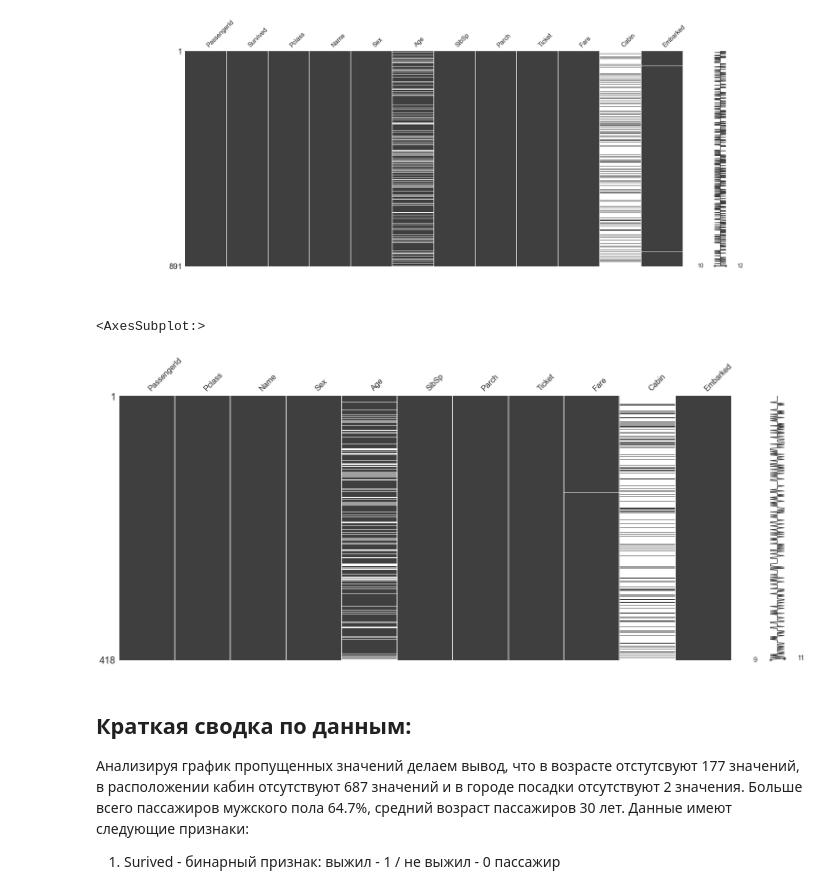
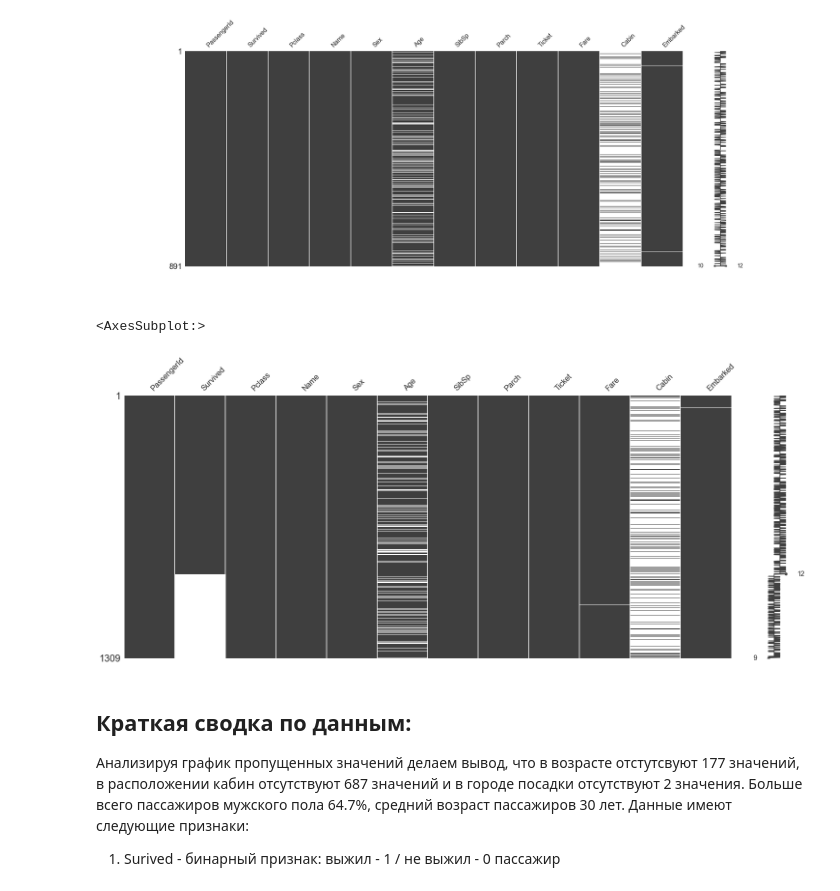
Before and after one commit to ex3del/lab4_iad, a Jupyter notebook: Без названия.ipynb, the cells around one changed output. Drawn from its saved outputs; the diff is of its cells as text; code cells hidden in the pictures.

```diff
--- a/Без названия.ipynb
+++ b/Без названия.ipynb
@@ -107,0 +69,5 @@ memory usage: 83.7+ KB
+# %%
+train_otchet = pd.read_csv('train.csv', delimiter=',')
+test_otchet = pd.read_csv('test.csv', delimiter=',')
+otchet = pd.concat([train_otchet, test_otchet])
+otchet.describe()
@@ -167,10 +176,10 @@ Image('missing_info.png')
 [figure]
 # %%
 import missingno as msn
-msn.matrix(test_df)
+msn.matrix(otchet)
 # %% [output]
 <AxesSubplot:>
-[figure, old version]
+[figure, new version]
 # %% [markdown]
 ## Краткая сводка по данным:
 Анализируя график пропущенных значений делаем вывод, что в возрасте отстутсвуют 177 значений, в расположении кабин отсутствуют 687 значений и в городе посадки отсутствуют 2 значения. Больше всего пассажиров мужского пола 64.7%, средний возраст пассажиров 30 лет.
```
Also changed, not shown: parts of 49 cells of this notebook, 7 other files.
